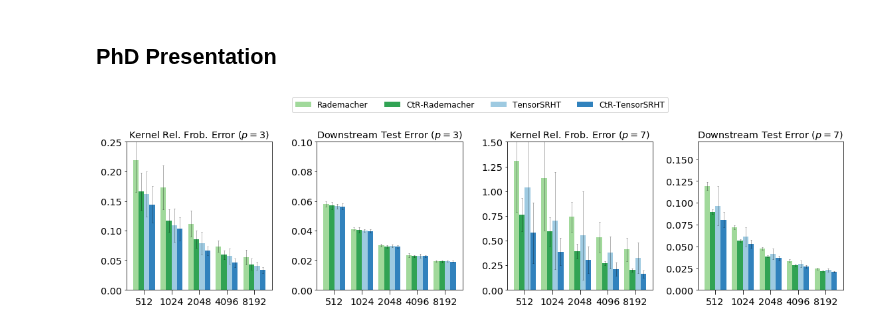
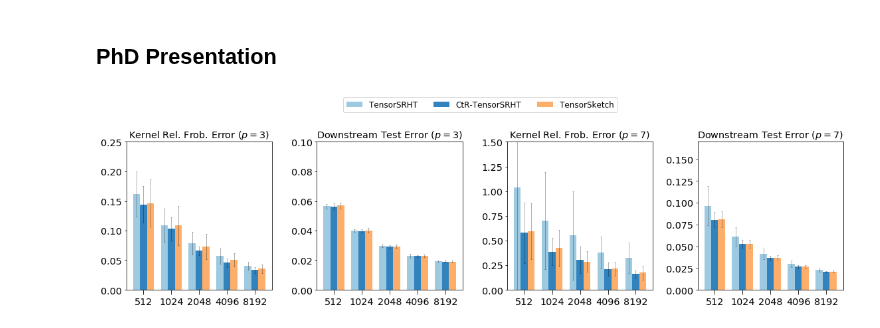
Before and after one commit to joneswack/dp-rfs, a Jupyter notebook: notebooks/bar-plot-visualization.ipynb, the cells around one changed output. Cells and saved outputs as stored; diff of their text form; code cells hidden in the pictures.

Commit message:
[Add] Presentation plot

```diff
--- a/notebooks/bar-plot-visualization.ipynb
+++ b/notebooks/bar-plot-visualization.ipynb
@@ -745,33 +745,34 @@ colors = np.flip(colors, axis=0)
 configs = [
 #     ('Gaussian', {'method': 'poly_sketch', 'proj': 'gaussian', 'complex': False, 'hier': False, 'comp_real': False, 'color': colors[0]}),
 #     ('CtR-Gaussian', {'method': 'poly_sketch', 'proj': 'gaussian', 'complex': False, 'hier': False, 'comp_real': True, 'color': colors[1]}),
-    ('Rademacher', {'method': 'poly_sketch', 'proj': 'rademacher', 'complex': False, 'hier': False, 'comp_real': False, 'craft': False, 'color': colors[2]}),
-    ('CtR-Rademacher', {'method': 'poly_sketch', 'proj': 'rademacher', 'complex': False, 'hier': False, 'comp_real': True, 'craft': False, 'color': colors[3]}),
+#     ('Rademacher', {'method': 'poly_sketch', 'proj': 'rademacher', 'complex': False, 'hier': False, 'comp_real': False, 'craft': False, 'color': colors[2]}),
+#     ('CtR-Rademacher', {'method': 'poly_sketch', 'proj': 'rademacher', 'complex': False, 'hier': False, 'comp_real': True, 'craft': False, 'color': colors[3]}),
 #     ('SRF', {'method': 'srf', 'proj': 'gaussian', 'complex': False, 'hier': False, 'comp_real': False, 'color': reds[3]}),
     ('TensorSRHT', {'method': 'poly_sketch', 'proj': 'srht', 'complex': False, 'hier': False, 'comp_real': False, 'color': colors[6]}),
     ('CtR-TensorSRHT', {'method': 'poly_sketch', 'proj': 'srht', 'complex': False, 'hier': False, 'comp_real': True, 'color': colors[7]}),
 #     ('CRAFT CtR-TensorSRHT', {'method': 'poly_sketch', 'proj': 'srht', 'complex': False, 'hier': False, 'comp_real': True, 'craft': True, 'color': blues[3]}),
+    ('TensorSketch', {'method': 'poly_sketch', 'proj': 'countsketch_scatter', 'complex': False, 'hier': False, 'comp_real': False, 'color': colors[4]})
 ]
 # %%
 csv_files = [
     '../csv/poly3_approx_ctr/MNIST_d1024_n70000.csv',
     '../csv/poly7_approx_ctr/MNIST_d1024_n70000.csv',
 #     '../csv/poly10_approx/FashionMNIST_d1024_n70000.csv',
 #     '../csv/poly20_approx/FashionMNIST_d1024_n70000.csv'
 ]
 
 fig, axes = plt.subplots(ncols=4, nrows=1, figsize=(16, 4))
 plot_csv(axes[0], csv_files[0], configs, error_field='k_rel_frob_error', y_lim=(0.00, 0.25), title='Kernel Rel. Frob. Error $(p=3)$')
 plot_csv(axes[1], csv_files[0], configs, error_field='test_error', y_lim=(0.00, 0.10), title='Downstream Test Error $(p=3)$')
 plot_csv(axes[2], csv_files[1], configs, error_field='k_rel_frob_error', y_lim=(0.00, 1.5), title='Kernel Rel. Frob. Error $(p=7)$')
 plot_csv(axes[3], csv_files[1], configs, error_field='test_error', y_lim=(0.00, 0.17), title='Downstream Test Error $(p=7)$')
 
 handles, labels = axes[0].get_legend_handles_labels()
 #axes[0].legend()
 
 plt.tight_layout()
-legend = plt.figlegend(handles=handles, labels=labels, loc='upper center', ncol=4, bbox_to_anchor = (0,0.3,1.01,0.85), bbox_transform=plt.gcf().transFigure)
-plt.savefig('../figures/defense_rad_vs_gaus_vs_srht_ctr.pdf', dpi=300, bbox_extra_artists=(legend,), bbox_inches='tight') #
+legend = plt.figlegend(handles=handles, labels=labels, loc='upper center', ncol=5, bbox_to_anchor = (0,0.3,1.01,0.85), bbox_transform=plt.gcf().transFigure)
+plt.savefig('../figures/defense_rad_vs_gaus_vs_srht_ctr_ts.pdf', dpi=300, bbox_extra_artists=(legend,), bbox_inches='tight') #
 plt.show()
 # %% [output]
-[figure, old version]
+[figure, new version]
```
Also changed, not shown: 1 other file.
